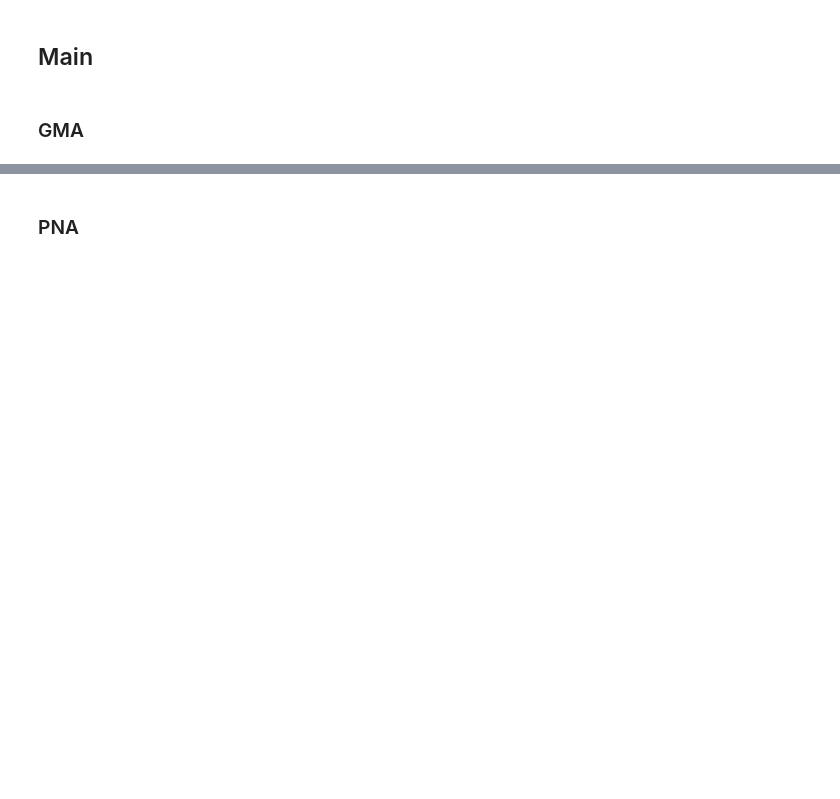
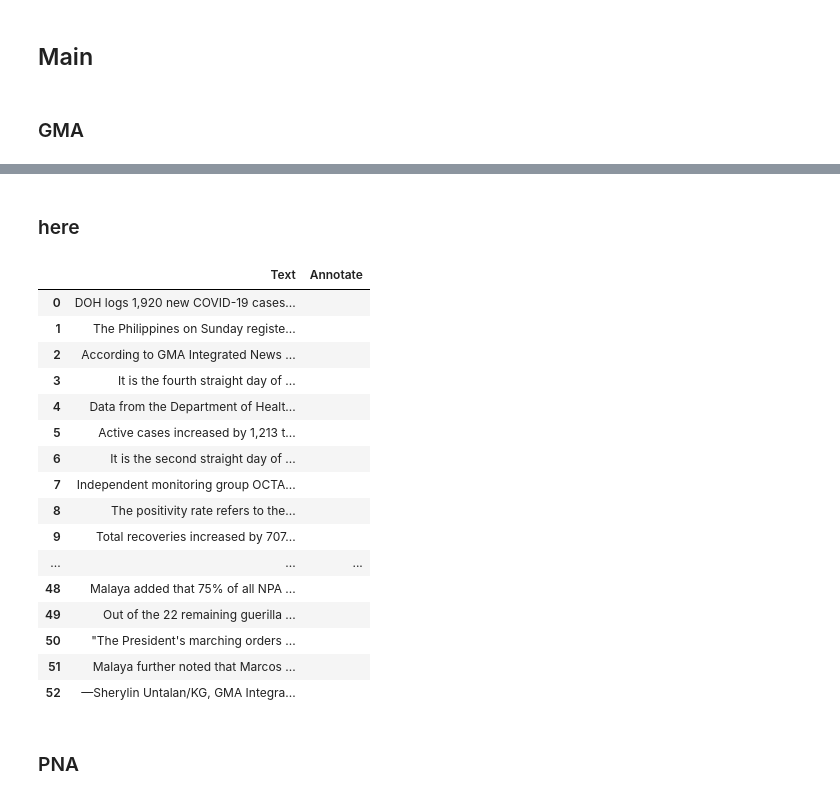
Before and after one commit to jmlDC/MARISOL-Thesis22-23, a Jupyter notebook: Cleaner.ipynb, the cells around one changed output, grey strips where cells are left out. Cells and saved outputs as stored; diff of their text form; code cells hidden in the pictures; blank space fills up the shorter version.

Commit message:
checkpoint: done making maek_annotateDf function

```diff
--- a/Cleaner.ipynb
+++ b/Cleaner.ipynb
@@ -12,2 +14,17 @@ Mounted at /content/gdrive
+# %%
+def make_annotateDF(df):
+    workingDF = pd.DataFrame(columns=['Text','Annotate'])
+
+    for index, row in enumerate(df.iloc[:4]):
+        # print(df['Title'].iloc[index])
+        new_row = pd.DataFrame({'Text': df['Title'].iloc[index], 'Annotate':''}, index=[0])
+        workingDF = pd.concat([workingDF.loc[:], new_row]).reset_index(drop=True)
+
+        sentences = sent_tokenize(df['Text'].iloc[index])
+        for sentence in sentences:
+            new_row = pd.DataFrame({'Text': sentence, 'Annotate':''}, index=[0])
+            workingDF = pd.concat([workingDF.loc[:], new_row]).reset_index(drop=True)
+
+    return workingDF
 # %% [markdown]
 ## Main
@@ -40,3 +40,26 @@ Name: Text, dtype: object
+# %% [markdown]
+### here
+# %%
+df = make_annotateDF(gma)
+df
+# %% [output]
+|  | Text | Annotate |
+| 0 | DOH logs 1,920 new COVID-19 cases... |  |
+| 1 | The Philippines on Sunday registe... |  |
+| 2 | According to GMA Integrated News ... |  |
+| 3 | It is the fourth straight day of ... |  |
+| 4 | Data from the Department of Healt... |  |
+| 5 | Active cases increased by 1,213 t... |  |
+| 6 | It is the second straight day of ... |  |
+| 7 | Independent monitoring group OCTA... |  |
+| 8 | The positivity rate refers to the... |  |
+| 9 | Total recoveries increased by 707... |  |
+| ... | ... | ... |
+| 48 | Malaya added that 75% of all NPA ... |  |
+| 49 | Out of the 22 remaining guerilla ... |  |
+| 50 | "The President's marching orders ... |  |
+| 51 | Malaya further noted that Marcos ... |  |
+| 52 | —Sherylin Untalan/KG, GMA Integra... |  |
 # %% [markdown]
 ### PNA
 # %%
```
Also changed, not shown: parts of 6 cells of this notebook.
